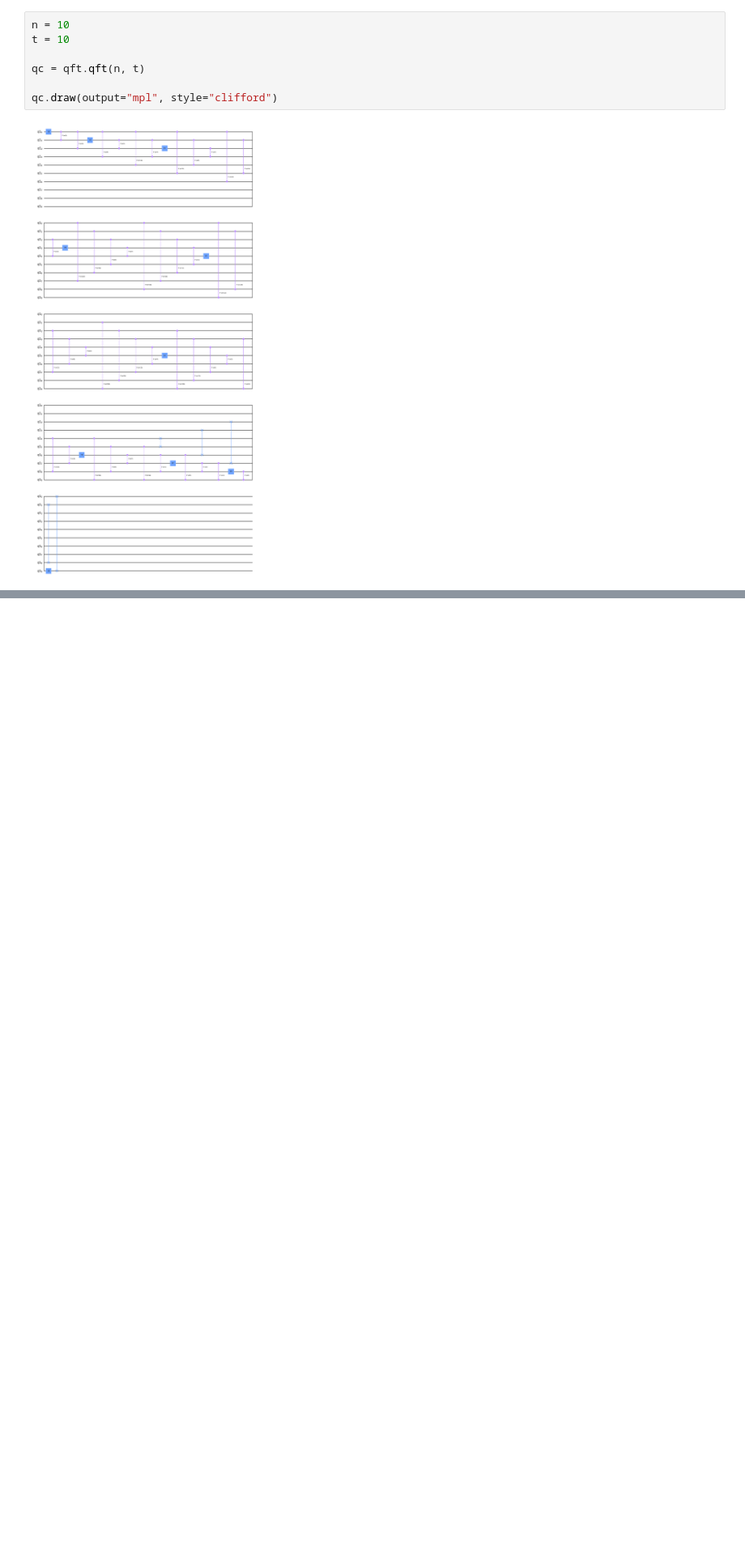
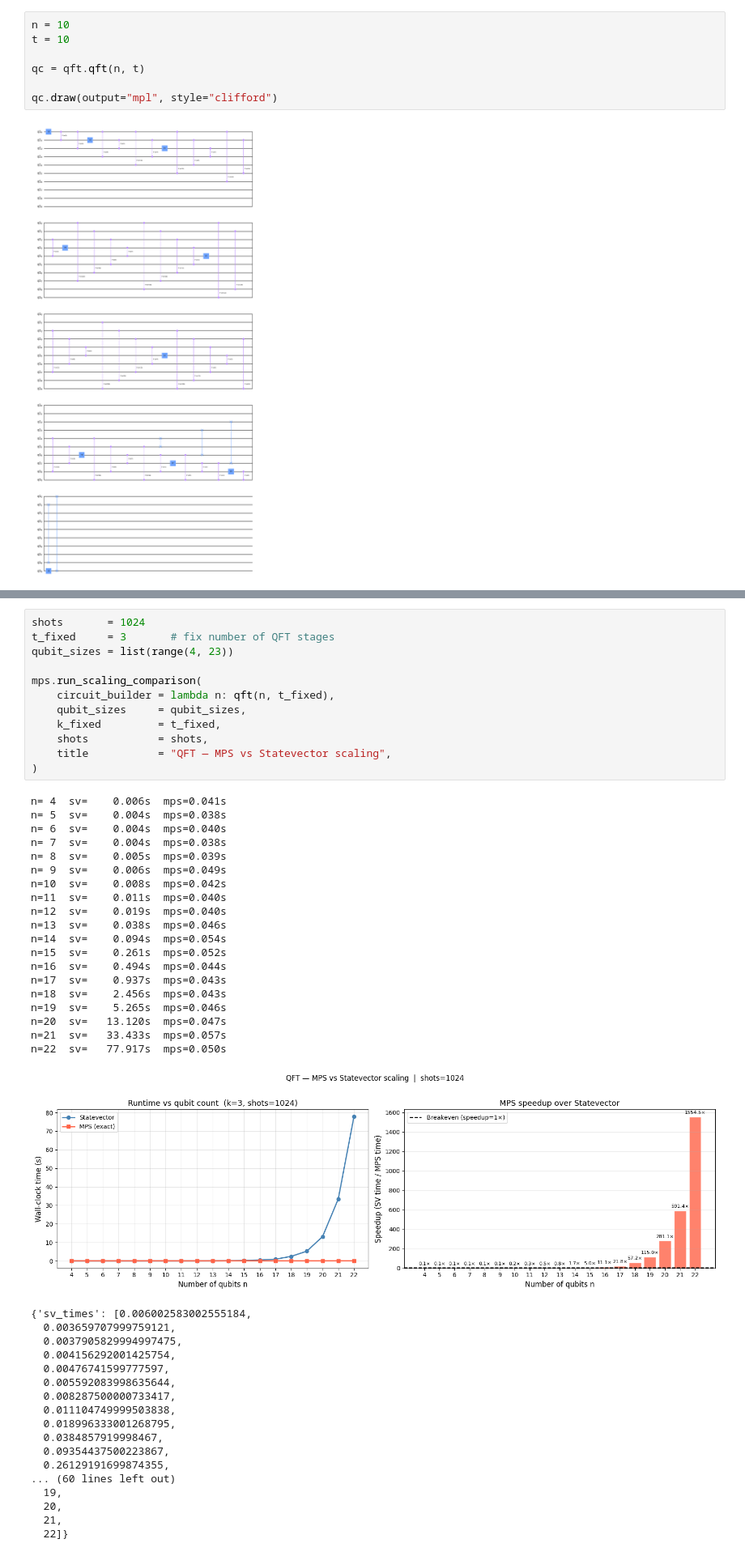
Before and after one commit to cezaris13/Quantum-ideas-factory-tensor-networks, a Jupyter notebook: tensor_networks_and_entropy.ipynb, the cells around one changed output, grey strips where cells are left out. Shown at 81% size. Saved outputs shown, nothing was run; the diff lists cells and outputs as text; blank space fills up the shorter version.

```diff
--- a/tensor_networks_and_entropy.ipynb
+++ b/tensor_networks_and_entropy.ipynb
@@ -323,0 +371,50 @@ qc.draw(output="mpl", style="clifford")
+# %%
+shots       = 1024
+t_fixed     = 3       # fix number of QFT stages
+qubit_sizes = list(range(4, 23))
+
+mps.run_scaling_comparison(
+    circuit_builder = lambda n: qft(n, t_fixed),
+    qubit_sizes     = qubit_sizes,
+    k_fixed         = t_fixed,
+    shots           = shots,
+    title           = "QFT — MPS vs Statevector scaling",
+)
+# %% [output]
+n= 4  sv=    0.006s  mps=0.041s
+n= 5  sv=    0.004s  mps=0.038s
+n= 6  sv=    0.004s  mps=0.040s
+n= 7  sv=    0.004s  mps=0.038s
+n= 8  sv=    0.005s  mps=0.039s
+n= 9  sv=    0.006s  mps=0.049s
+n=10  sv=    0.008s  mps=0.042s
+n=11  sv=    0.011s  mps=0.040s
+n=12  sv=    0.019s  mps=0.040s
+n=13  sv=    0.038s  mps=0.046s
+n=14  sv=    0.094s  mps=0.054s
+n=15  sv=    0.261s  mps=0.052s
+n=16  sv=    0.494s  mps=0.044s
+n=17  sv=    0.937s  mps=0.043s
+n=18  sv=    2.456s  mps=0.043s
+n=19  sv=    5.265s  mps=0.046s
+n=20  sv=   13.120s  mps=0.047s
+n=21  sv=   33.433s  mps=0.057s
+n=22  sv=   77.917s  mps=0.050s
+[figure, added]
+{'sv_times': [0.006002583002555184,
+  0.003659707999759121,
+  0.0037905829994997475,
+  0.004156292001425754,
+  0.00476741599777597,
+  0.005592083998635644,
+  0.008287500000733417,
+  0.011104749999503838,
+  0.018996333001268795,
+  0.0384857919998467,
+  0.09354437500223867,
+  0.26129191699874355,
+... (60 lines left out)
+  19,
+  20,
+  21,
+  22]}
```
Also changed, not shown: parts of 5 cells of this notebook, 1 other file.
